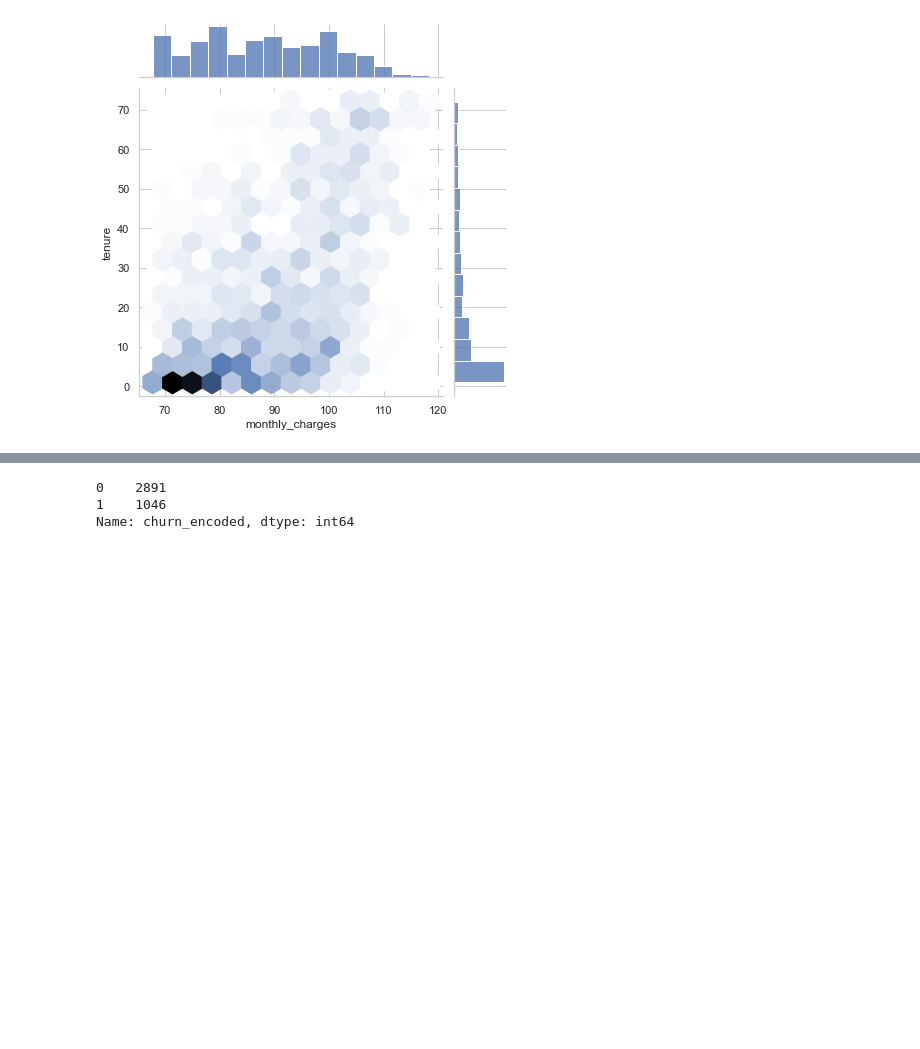
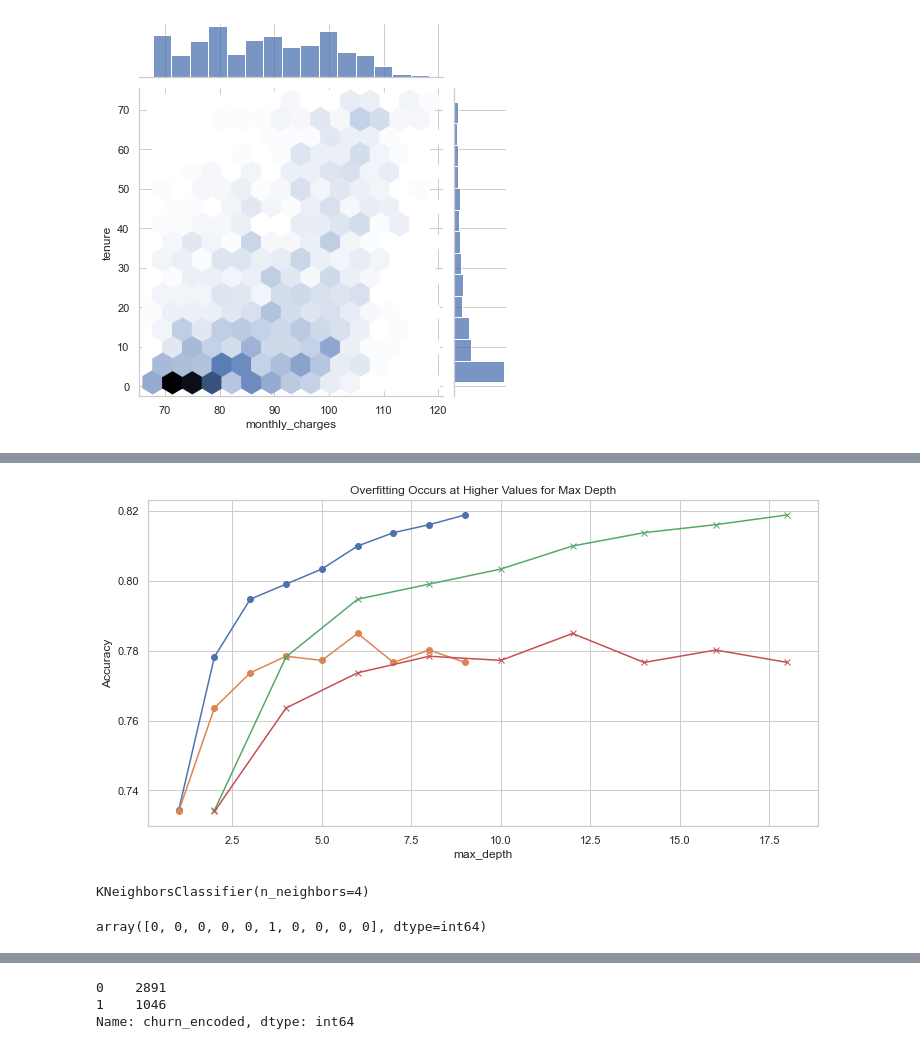
Before and after one commit to tim-keriazes/telco_project, a Jupyter notebook: telco_churn_notebook.ipynb, the cells around one changed output, grey strips where cells are left out. Saved outputs shown, nothing was run; the diff lists cells and outputs as text; code cells hidden in the pictures; blank space fills up the shorter version.

```diff
--- a/telco_churn_notebook.ipynb
+++ b/telco_churn_notebook.ipynb
@@ -609,0 +1040,24 @@ def freq_table(train, cat_var):
+# %%
+#loop to compare in sample and out of sample
+
+metrics=[]
+
+for i in range(1,10):
+    rf = RandomForestClassifier(max_depth=i, min_samples_leaf=2*i, random_state=123) #make model
+
+    rf = rf.fit(X_train, y_train) #fit model
+
+    in_sample_accuracy=rf.score(X_train, y_train) #usemodel on train
+
+    out_of_sample_accuracy = rf.score(X_validate, y_validate)#use model on validate
+
+    output = {
+        "min_samples_leaf":2*i,
+        "max_depth":i,
+        "train_accuracy":in_sample_accuracy,
+        "validate_accuracy":out_of_sample_accuracy
+    }
+    metrics.append(output)
+df = pd.DataFrame(metrics)
+df["difference"]=df.train_accuracy-df.validate_accuracy
+df
@@ -609,0 +1075,13 @@ def freq_table(train, cat_var):
+# %%
+plt.figure(figsize=(12, 6))
+plt.plot(df.max_depth, df.train_accuracy, marker = 'o')
+plt.plot(df.max_depth, df.validate_accuracy, marker = 'o')
+plt.plot(df.min_samples_leaf, df.train_accuracy, marker = 'x')
+plt.plot(df.min_samples_leaf, df.validate_accuracy, marker = 'x')
+
+plt.title('Overfitting Occurs at Higher Values for Max Depth')
+plt.xlabel('max_depth')
+plt.ylabel('Accuracy')
+plt.show()
+# %% [output]
+[figure, added]
@@ -609,0 +1096,11 @@ def freq_table(train, cat_var):
+# %%
+# Fit the Model to the Training Data
+knn4.fit(X_train, y_train)
+# %% [output]
+KNeighborsClassifier(n_neighbors=4)
+# %%
+# Make Predictions
+y_pred = knn4.predict(X_train)
+y_pred[:10]
+# %% [output]
+array([0, 0, 0, 0, 0, 1, 0, 0, 0, 0], dtype=int64)
```
Also changed, not shown: parts of 98 cells of this notebook.
